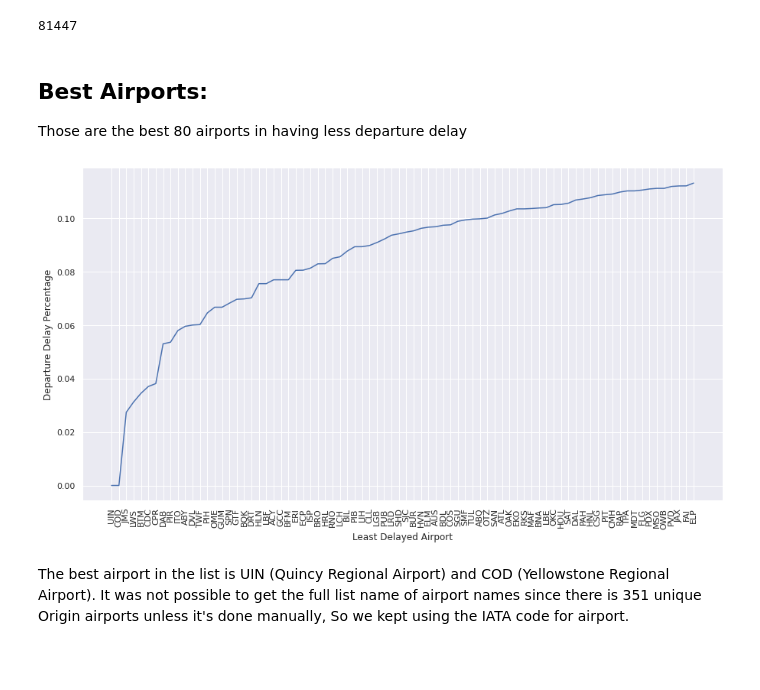
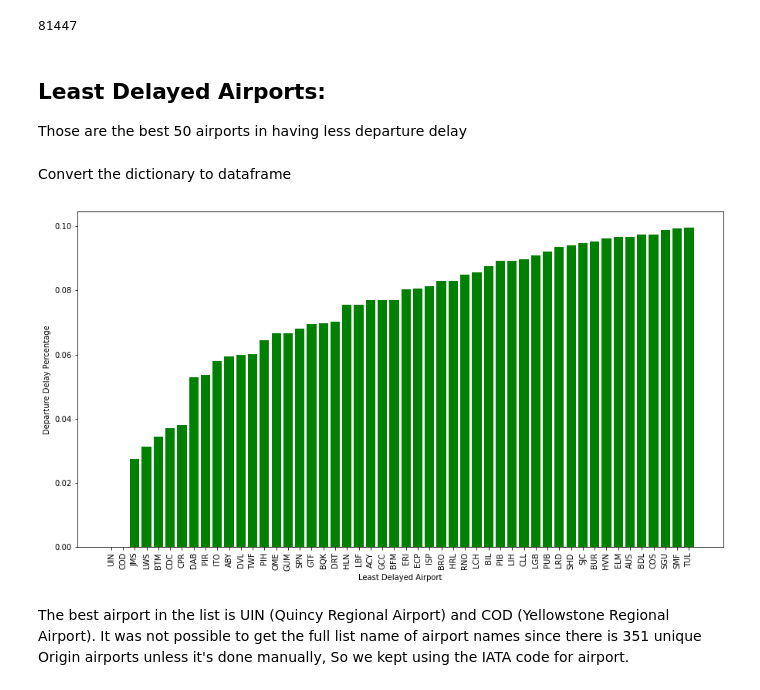
Before and after one commit to mhmdrdwn/dat121, a Jupyter notebook: Untitled.ipynb, the cells around one changed output. Saved outputs shown, nothing was run; the diff lists cells and outputs as text; code cells hidden in the pictures; blank space fills up the shorter version.

```diff
--- a/Untitled.ipynb
+++ b/Untitled.ipynb
@@ -101,9 +101,9 @@ print(total_arrival_delayed)
 # %% [output]
 81447
 # %% [markdown]
-## Best Airports:
+## Least Delayed Airports:
 
-Those are the best 80 airports in having less departure delay
+Those are the best 50 airports in having less departure delay
 # %%
 performances = {}
 for airport in airports:
@@ -117,0 +117,2 @@ performances = pd.DataFrame.from_dict(performances, orient='index')
+# %% [markdown]
+Convert the dictionary to dataframe
@@ -118,12 +121,12 @@ performances = pd.DataFrame.from_dict(performances, orient='index')
 # %%
 plt.figure(figsize=(15,8))
-plt.plot(performances[:80])
+plt.bar(performances[:50].index, performances[:50].iloc[:,0], color='green')
 plt.xticks(rotation='vertical')
 plt.xlabel('Least Delayed Airport')
 plt.ylabel('Departure Delay Percentage')
 plt.show()
 # %% [output]
-[figure, old version]
+[figure, new version]
 # %% [markdown]
 The best airport in the list is UIN (Quincy Regional Airport) and COD (Yellowstone Regional Airport). It was not possible to get the full list name of airport names since there is 351 unique Origin airports unless it's done manually, So we kept using the IATA code for airport.
 # %% [markdown]
```
Also changed, not shown: parts of 10 cells of this notebook.
